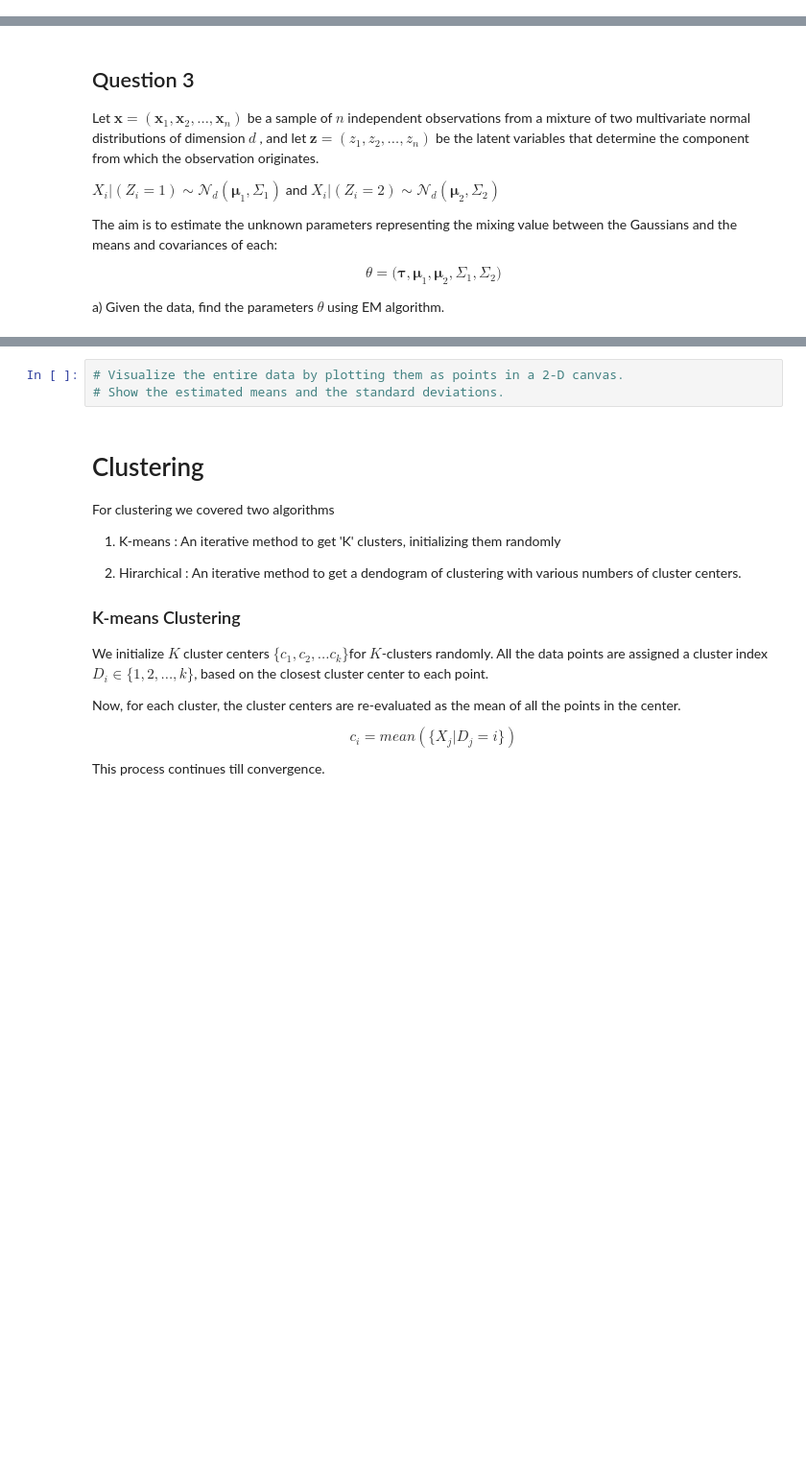
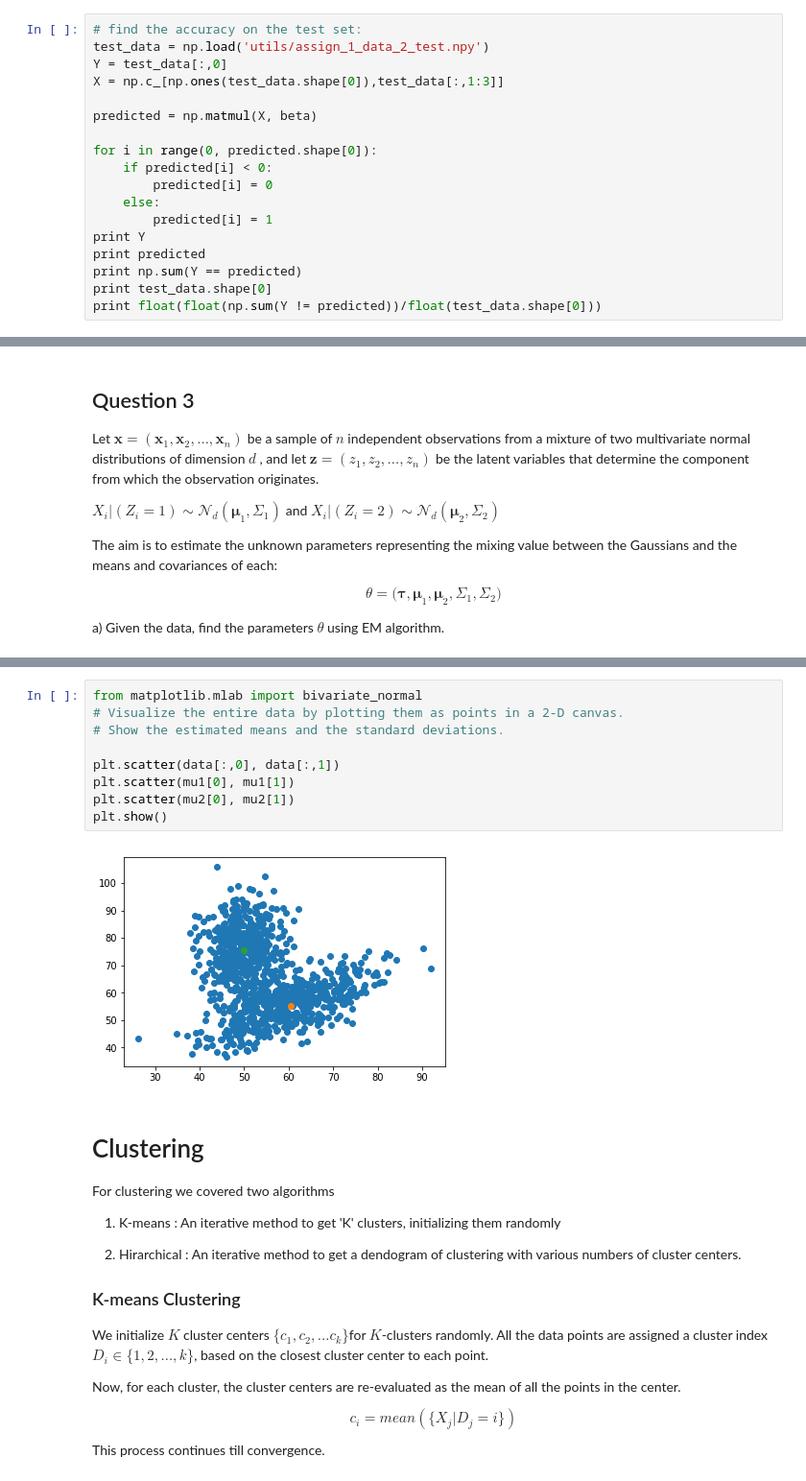
Before and after one commit to kunalchelani/DLCV-assignments, a Jupyter notebook: Assignment_1.ipynb, the cells around one changed output, grey strips where cells are left out. Shown: that part at 96% size. Saved outputs shown, nothing was run; the diff lists cells and outputs as text; blank space fills up the shorter version.

```diff
--- a/Assignment_1.ipynb
+++ b/Assignment_1.ipynb
@@ -132,0 +377,18 @@ test_data = np.load('utils/assign_1_data_2_test.npy')
+# %%
+# find the accuracy on the test set:
+test_data = np.load('utils/assign_1_data_2_test.npy')
+Y = test_data[:,0]
+X = np.c_[np.ones(test_data.shape[0]),test_data[:,1:3]]
+
+predicted = np.matmul(X, beta)
+
+for i in range(0, predicted.shape[0]):
+    if predicted[i] < 0:
+        predicted[i] = 0
+    else:
+        predicted[i] = 1
+print Y
+print predicted
+print np.sum(Y == predicted)
+print test_data.shape[0]
+print float(float(np.sum(Y != predicted))/float(test_data.shape[0]))
@@ -171,6 +528,14 @@ data = np.load('utils/assign_1_data_3.npy')
 # %%
+from matplotlib.mlab import bivariate_normal
 # Visualize the entire data by plotting them as points in a 2-D canvas.
 # Show the estimated means and the standard deviations.
+
+plt.scatter(data[:,0], data[:,1])
+plt.scatter(mu1[0], mu1[1])
+plt.scatter(mu2[0], mu2[1])
+plt.show()
+# %% [output]
+[figure, added]
 # %% [markdown]
 # Clustering
 
```
Also changed, not shown: parts of 28 cells of this notebook.
